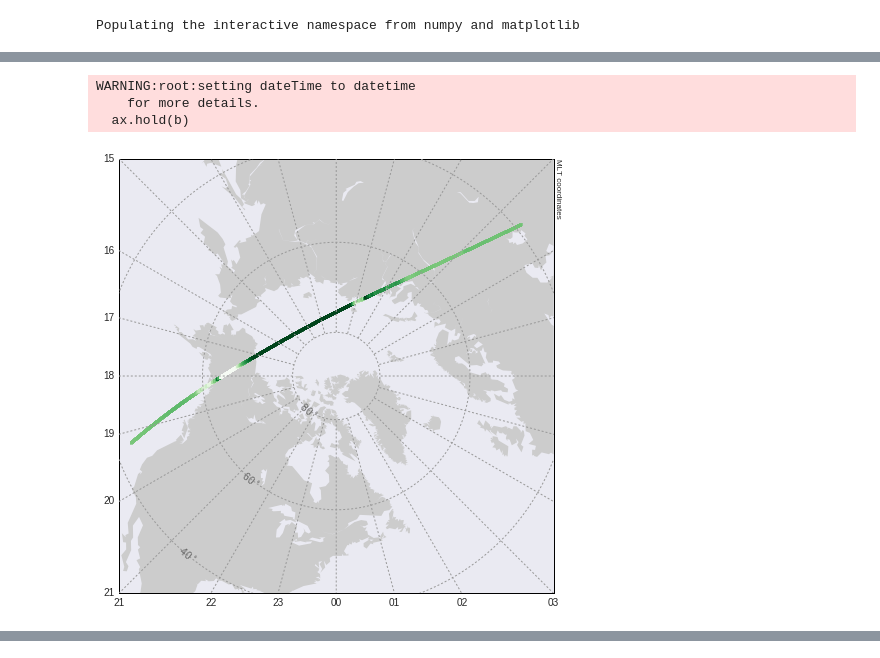
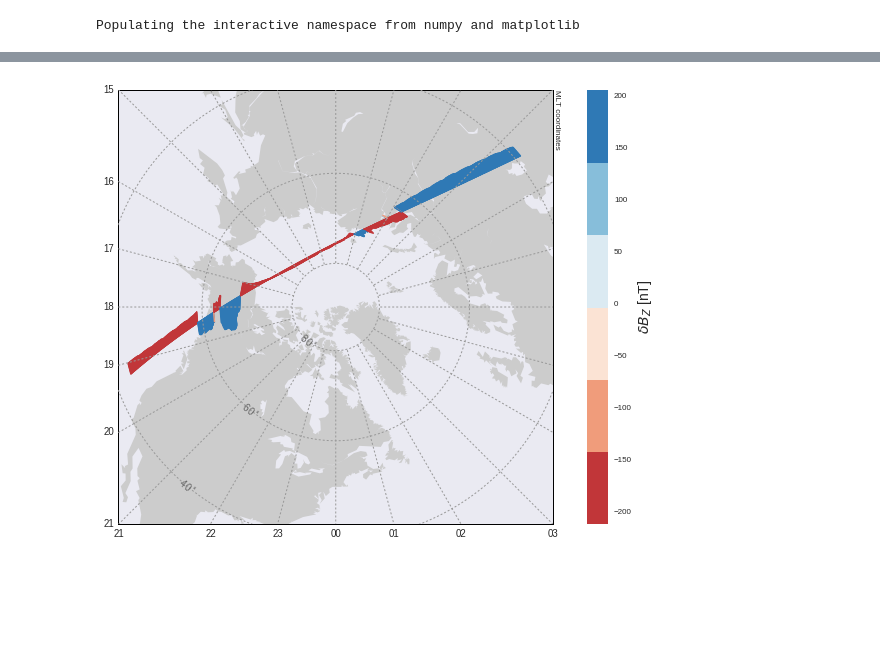
Before and after one commit to bharatreddy/scwsaps, a Jupyter notebook: ipy/ssm-20110705.ipynb, the cells around one changed output, grey strips where cells are left out. Saved outputs shown, nothing was run; the diff lists cells and outputs as text; code cells hidden in the pictures; blank space fills up the shorter version.

```diff
--- a/ipy/ssm-20110705.ipynb
+++ b/ipy/ssm-20110705.ipynb
@@ -86,3 +72,21 @@ ssmObj = ssm_read_data.ssm_cdf_reader(selSsmFile)
+# %%
+# Now we need to plot vectors of dBZ
+# we'll do it by setting an azimuth of -90.
+# first we need normMLT, otherwise endPtMLT
+# calculations will get messed up.
+vecScale = 500.
+ssmDF["normMLT"] = [ x-24. if x>12. else x for x in ssmDF["mlt"] ]
+# Now calculate the endPts
+ssmDF["endPtMLAT"] = numpy.round( (ssmDF["db_magn"]/vecScale) *\
+                                numpy.cos( -1*numpy.deg2rad(ssmDF["db_azim"]) ) +\
+                                ssmDF["mlat"], 2)
+ssmDF["endPtMlon"] = numpy.round( (ssmDF["db_magn"]/vecScale) *\
+                                numpy.sin( -1*numpy.deg2rad(ssmDF["db_azim"]) ) +\
+                                ssmDF["mlon"], 2)
+ssmDF["endPtNormMLT"] = numpy.round( (ssmDF["db_magn"]/vecScale) *\
+                                numpy.sin( -1*numpy.deg2rad(ssmDF["db_azim"]) ) +\
+                                ssmDF["normMLT"], 2)
+ssmDF["endPtMLT"] = [ x + 24. if x < 0. else x for x in ssmDF["endPtNormMLT"] ]
 # %%
 # convert to map coords
 if coords != "geo":
@@ -95,18 +99,37 @@ else:
     ssmLats = ssmDF["glat"].values
     ssmLons = ssmDF["glon"].values
 bVecs = ssmDF["dB_across"].values
-# %%
-fig = plt.figure(figsize=(12, 8))
-ax = fig.add_subplot(1,1,1)
-mapHandle = utils.plotUtils.mapObj(boundinglat=40., coords=coords,\
-                           lat_0=90., lon_0=0, datetime=mapTime)
-xVecs, yVecs = mapHandle(ssmLons, ssmLats, coords=coords)
-ssmPlot = mapHandle.scatter(xVecs, yVecs, c=bVecs, s=10.,\
-                       cmap="Greens", alpha=0.7, zorder=7., \
-                                 edgecolor='none', marker="s",\
-                           vmin=-100., vmax=100.)
-# %% [output]
-WARNING:root:setting dateTime to datetime
-    for more details.
-  ax.hold(b)
-[figure, removed]
+# %%
+#seaborn styling
+sns.set_style("darkgrid")
+sns.set_context("paper")
+# setup fig
+fig = plt.figure(figsize=(12, 8))
+ax = fig.add_subplot(1,1,1)
+# set colorbar
+seaMap = ListedColormap(sns.color_palette("RdBu"))
+mapHandle = utils.plotUtils.mapObj(boundinglat=40., coords=coords,\
+                           lat_0=90., lon_0=0, datetime=mapTime)
+# xVecs, yVecs = mapHandle(ssmLons, ssmLats, coords=coords)
+# ssmPlot = mapHandle.scatter(xVecs, yVecs, c=bVecs, s=10.,\
+#                        cmap="Greens", alpha=0.7, zorder=7., \
+#                                  edgecolor='none', marker="s",\
+#                            vmin=-100., vmax=100.)
+# plot the dBZ vecs
+dbzScaleMin = ssmDF["dBZ"].min()
+dbzScaleMax = ssmDF["dBZ"].max()
+colNorm = Normalize( vmin=dbzScaleMin, vmax=dbzScaleMax )
+for row in ssmDF.iterrows():
+    currCol = seaMap( row[1]["dBZ"] )
+    currXVecBgn, currYVecBgn = mapHandle(row[1]["mlt"]*15., row[1]["mlat"], coords=coords)
+    currXVecEnd, currYVecEnd = mapHandle(row[1]["endPtMLT"]*15., row[1]["endPtMLAT"], coords=coords)
+    velPlot = ax.plot( [currXVecBgn, currXVecEnd], [ currYVecBgn, currYVecEnd ], color=currCol )
+#     ax.arrow( currXVecBgn, currYVecBgn, currXVecEnd-currXVecBgn, currYVecEnd-currYVecBgn,\
+#              head_width=1e5, head_length=5e4, fc=currCol, ec=currCol)
+
+sm = plt.cm.ScalarMappable(cmap=seaMap, norm=Normalize(vmin=dbzScaleMin, vmax=dbzScaleMax))
+sm._A = []
+plt.colorbar(sm, ax=ax)
+sm.colorbar.ax.set_ylabel(r"$ \delta B_{Z}$ [nT]", fontsize=14)
+fig.savefig("../plots/ssm-" + mapTime.strftime("%Y%m%d") + ".pdf" ,bbox_inches='tight')
+# %% [output]
@@ -112,0 +137 @@ WARNING:root:setting dateTime to datetime
+[figure, added]
```
Also changed, not shown: parts of 10 cells of this notebook, 5 other files.
